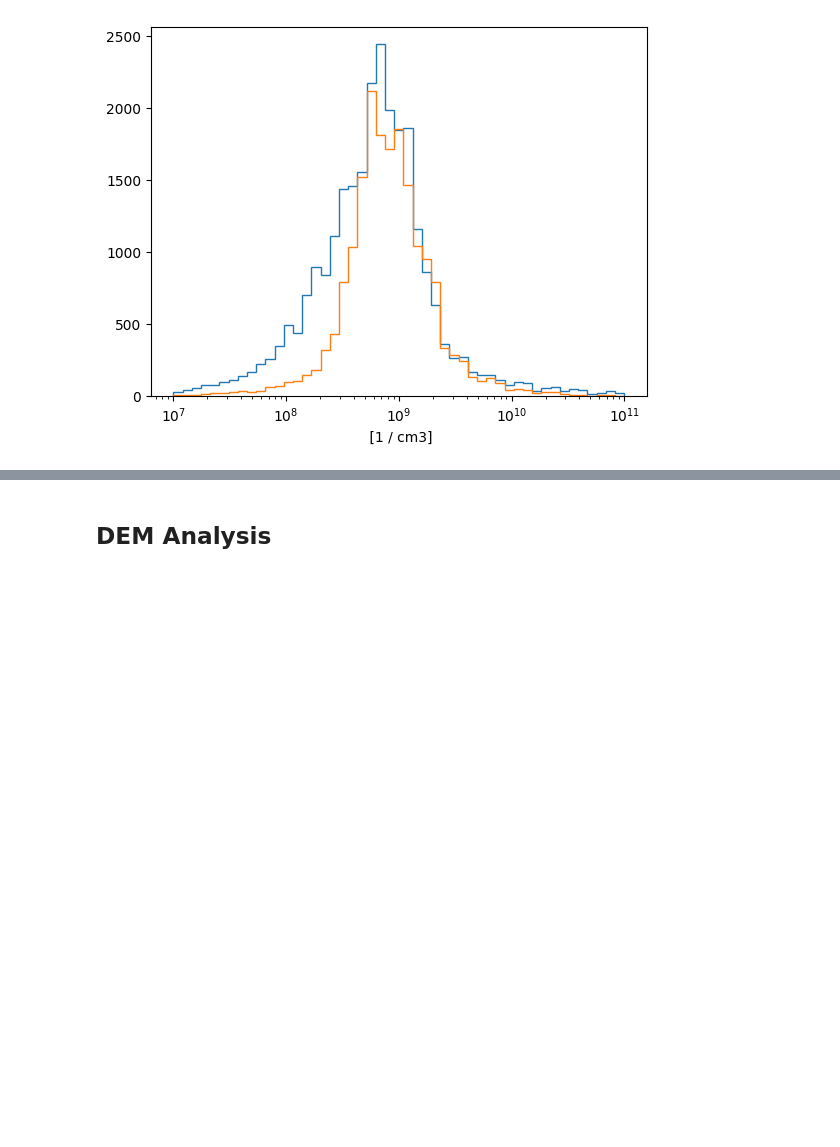
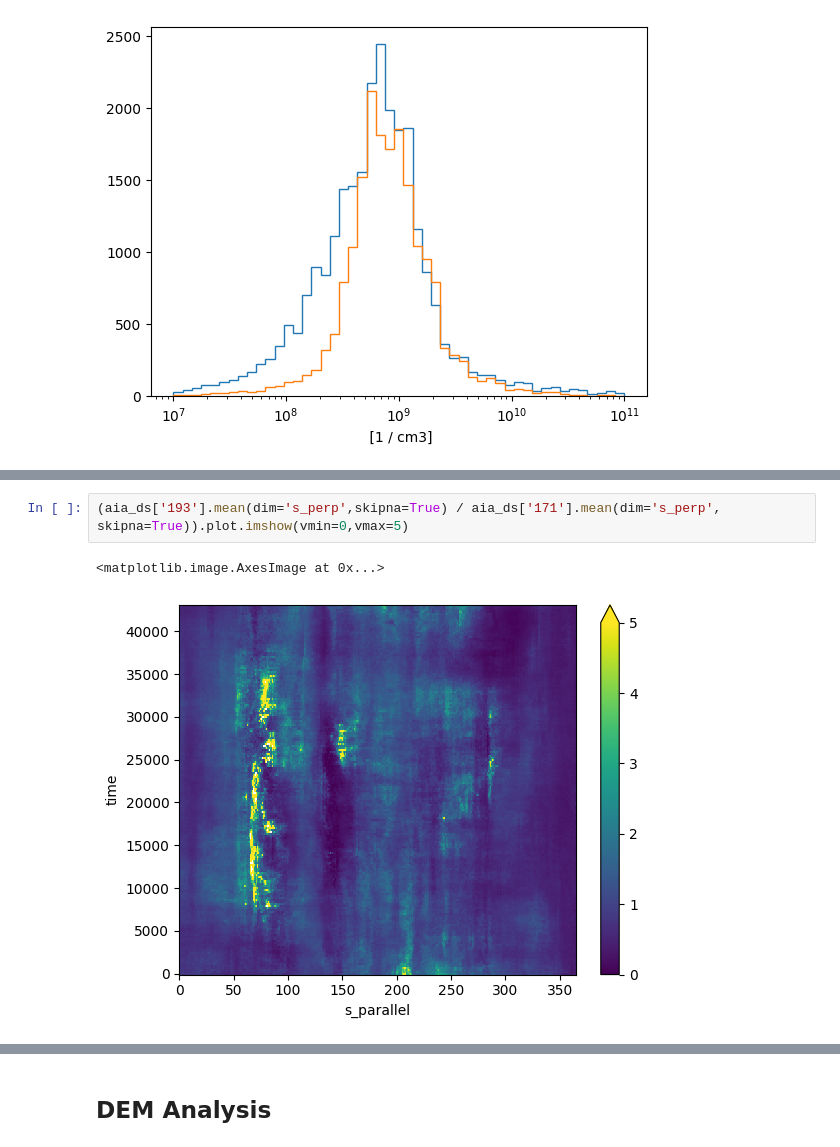
Before and after one commit to wtbarnes/hinode-2023-loops-poster, a Jupyter notebook: notebooks/analysis.ipynb, the cells around one changed output, grey strips where cells are left out. Drawn from its saved outputs; the diff is of its cells as text; blank space fills up the shorter version.

```diff
--- a/notebooks/analysis.ipynb
+++ b/notebooks/analysis.ipynb
@@ -111,0 +136,5 @@ plt.xscale('log')
+# %%
+(aia_ds['193'].mean(dim='s_perp',skipna=True) / aia_ds['171'].mean(dim='s_perp', skipna=True)).plot.imshow(vmin=0,vmax=5)
+# %% [output]
+<matplotlib.image.AxesImage at 0x...>
+[figure, added]
```
Also changed, not shown: parts of 34 cells of this notebook, 1 other file.
